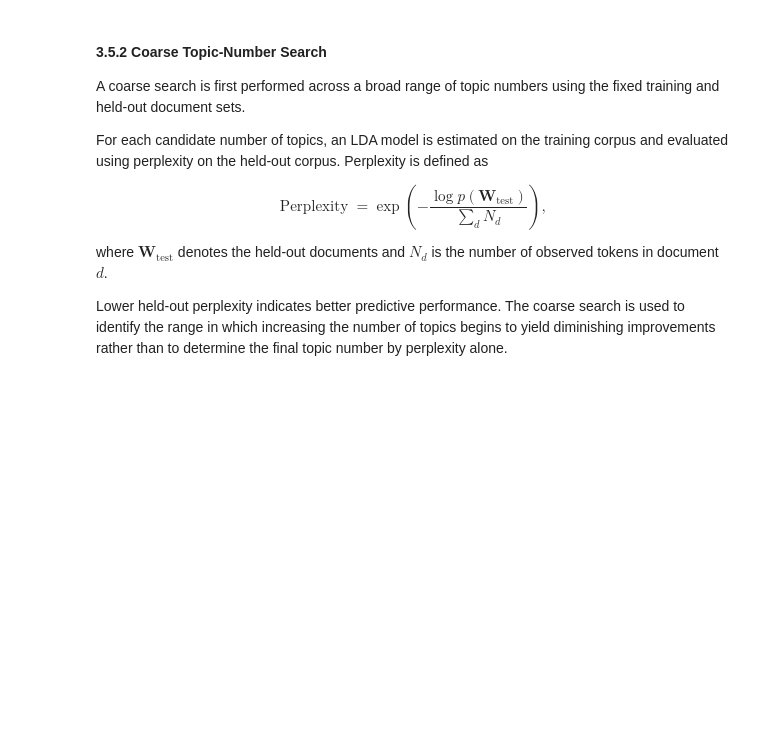
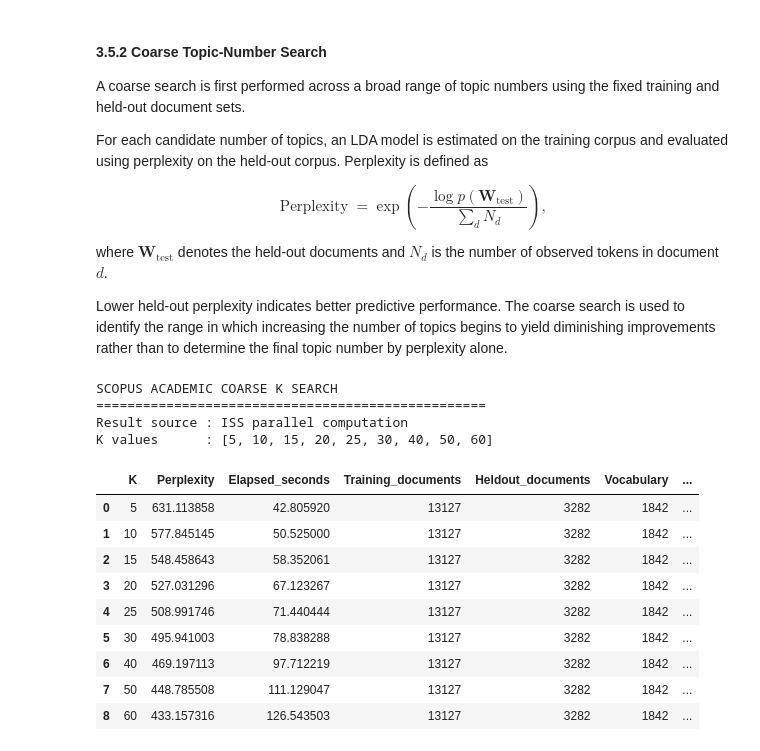
Before and after one commit to mdzalfirdausi/review_paper_2, a Jupyter notebook: notebooks/5.scopus_research_landscape.ipynb, the cells around one changed output. Saved outputs shown, nothing was run; the diff lists cells and outputs as text; code cells hidden in the pictures; blank space fills up the shorter version.

```diff
--- a/notebooks/5.scopus_research_landscape.ipynb
+++ b/notebooks/5.scopus_research_landscape.ipynb
@@ -3453,3 +3645,66 @@ print()
 display(
     coarse_results
 )
+# %%
+# ---------------------------------------------------------
+# Load coarse K-search results computed on ISS
+# ---------------------------------------------------------
+
+coarse_results_file = (
+    ACADEMIC_LDA_DIR
+    / "scopus_academic_coarse_k_search.csv"
+)
+
+
+if not coarse_results_file.exists():
+
+    raise FileNotFoundError(
+        "Coarse K-search result not found:\n"
+        f"{coarse_results_file}"
+    )
+
+
+coarse_results = pd.read_csv(
+    coarse_results_file
+)
+
+
+coarse_results = (
+    coarse_results
+    .sort_values("K")
+    .reset_index(drop=True)
+)
+
+
+print("SCOPUS ACADEMIC COARSE K SEARCH")
+print("=" * 50)
+
+print(
+    "Result source : ISS parallel computation"
+)
+
+print(
+    "K values      :",
+    coarse_results["K"].tolist()
+)
+
+print()
+
+display(
+    coarse_results
+)
+# %% [output]
+SCOPUS ACADEMIC COARSE K SEARCH
+==================================================
+Result source : ISS parallel computation
+K values      : [5, 10, 15, 20, 25, 30, 40, 50, 60]
+|  | K | Perplexity | Elapsed_seconds | Training_documents | Heldout_documents | Vocabulary | ... |
+| 0 | 5 | 631.113858 | 42.805920 | 13127 | 3282 | 1842 | ... |
+| 1 | 10 | 577.845145 | 50.525000 | 13127 | 3282 | 1842 | ... |
+| 2 | 15 | 548.458643 | 58.352061 | 13127 | 3282 | 1842 | ... |
+| 3 | 20 | 527.031296 | 67.123267 | 13127 | 3282 | 1842 | ... |
+| 4 | 25 | 508.991746 | 71.440444 | 13127 | 3282 | 1842 | ... |
+| 5 | 30 | 495.941003 | 78.838288 | 13127 | 3282 | 1842 | ... |
+| 6 | 40 | 469.197113 | 97.712219 | 13127 | 3282 | 1842 | ... |
+| 7 | 50 | 448.785508 | 111.129047 | 13127 | 3282 | 1842 | ... |
+| 8 | 60 | 433.157316 | 126.543503 | 13127 | 3282 | 1842 | ... |
```
Also changed, not shown: parts of 10 cells of this notebook.
